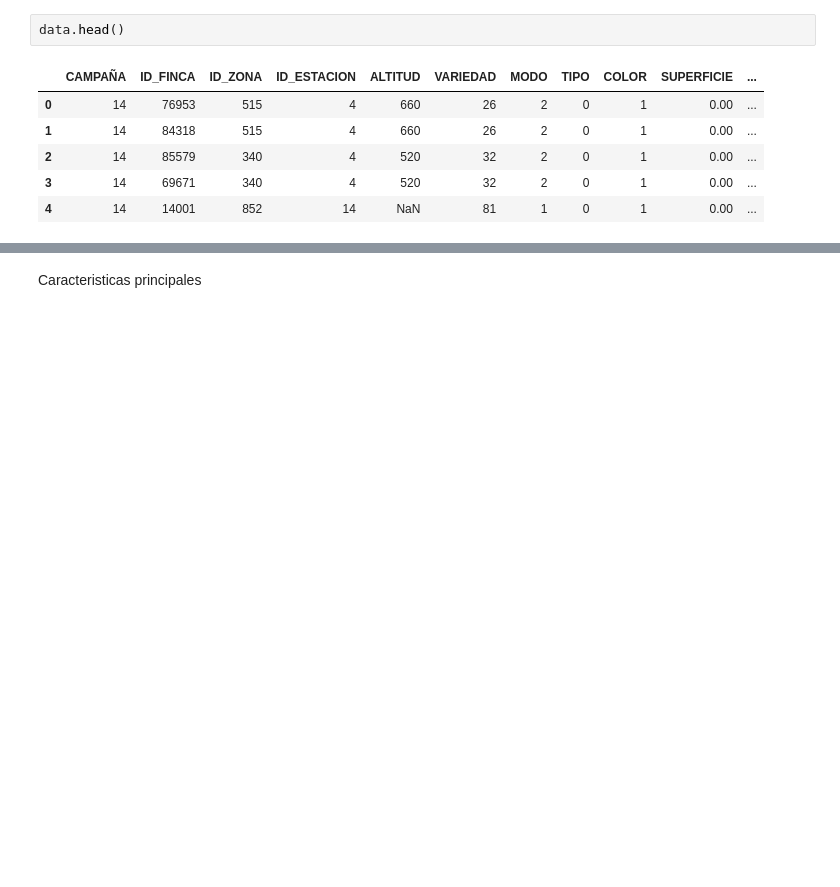
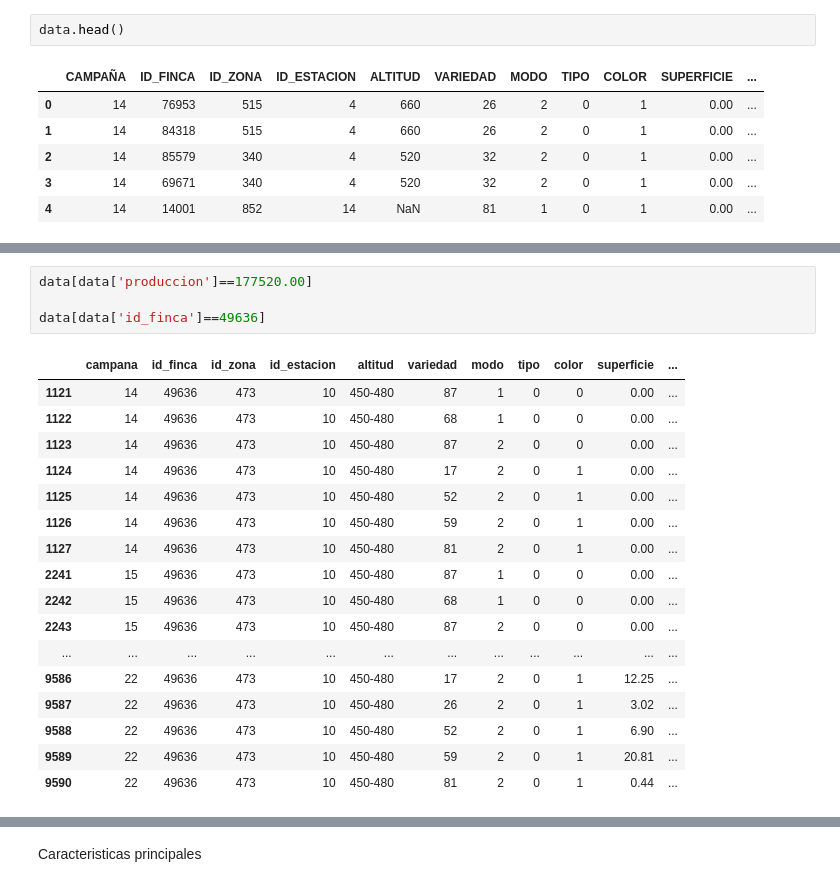
Before and after one commit to vitostamatti/datathon-cajamar-malbecs, a Jupyter notebook: notebooks/00-data-exploration/00-data-exploration-vito.ipynb, the cells around one changed output, grey strips where cells are left out. Drawn from its saved outputs; the diff is of its cells as text; blank space fills up the shorter version.

```diff
--- a/notebooks/00-data-exploration/00-data-exploration-vito.ipynb
+++ b/notebooks/00-data-exploration/00-data-exploration-vito.ipynb
@@ -52,0 +485,22 @@ data.head()
+# %%
+data[data['produccion']==177520.00]
+
+data[data['id_finca']==49636]
+# %% [output]
+|  | campana | id_finca | id_zona | id_estacion | altitud | variedad | modo | tipo | color | superficie | ... |
+| 1121 | 14 | 49636 | 473 | 10 | 450-480 | 87 | 1 | 0 | 0 | 0.00 | ... |
+| 1122 | 14 | 49636 | 473 | 10 | 450-480 | 68 | 1 | 0 | 0 | 0.00 | ... |
+| 1123 | 14 | 49636 | 473 | 10 | 450-480 | 87 | 2 | 0 | 0 | 0.00 | ... |
+| 1124 | 14 | 49636 | 473 | 10 | 450-480 | 17 | 2 | 0 | 1 | 0.00 | ... |
+| 1125 | 14 | 49636 | 473 | 10 | 450-480 | 52 | 2 | 0 | 1 | 0.00 | ... |
+| 1126 | 14 | 49636 | 473 | 10 | 450-480 | 59 | 2 | 0 | 1 | 0.00 | ... |
+| 1127 | 14 | 49636 | 473 | 10 | 450-480 | 81 | 2 | 0 | 1 | 0.00 | ... |
+| 2241 | 15 | 49636 | 473 | 10 | 450-480 | 87 | 1 | 0 | 0 | 0.00 | ... |
+| 2242 | 15 | 49636 | 473 | 10 | 450-480 | 68 | 1 | 0 | 0 | 0.00 | ... |
+| 2243 | 15 | 49636 | 473 | 10 | 450-480 | 87 | 2 | 0 | 0 | 0.00 | ... |
+| ... | ... | ... | ... | ... | ... | ... | ... | ... | ... | ... | ... |
+| 9586 | 22 | 49636 | 473 | 10 | 450-480 | 17 | 2 | 0 | 1 | 12.25 | ... |
+| 9587 | 22 | 49636 | 473 | 10 | 450-480 | 26 | 2 | 0 | 1 | 3.02 | ... |
+| 9588 | 22 | 49636 | 473 | 10 | 450-480 | 52 | 2 | 0 | 1 | 6.90 | ... |
+| 9589 | 22 | 49636 | 473 | 10 | 450-480 | 59 | 2 | 0 | 1 | 20.81 | ... |
+| 9590 | 22 | 49636 | 473 | 10 | 450-480 | 81 | 2 | 0 | 1 | 0.44 | ... |
```
Also changed, not shown: parts of 35 cells of this notebook, 1 other file.
